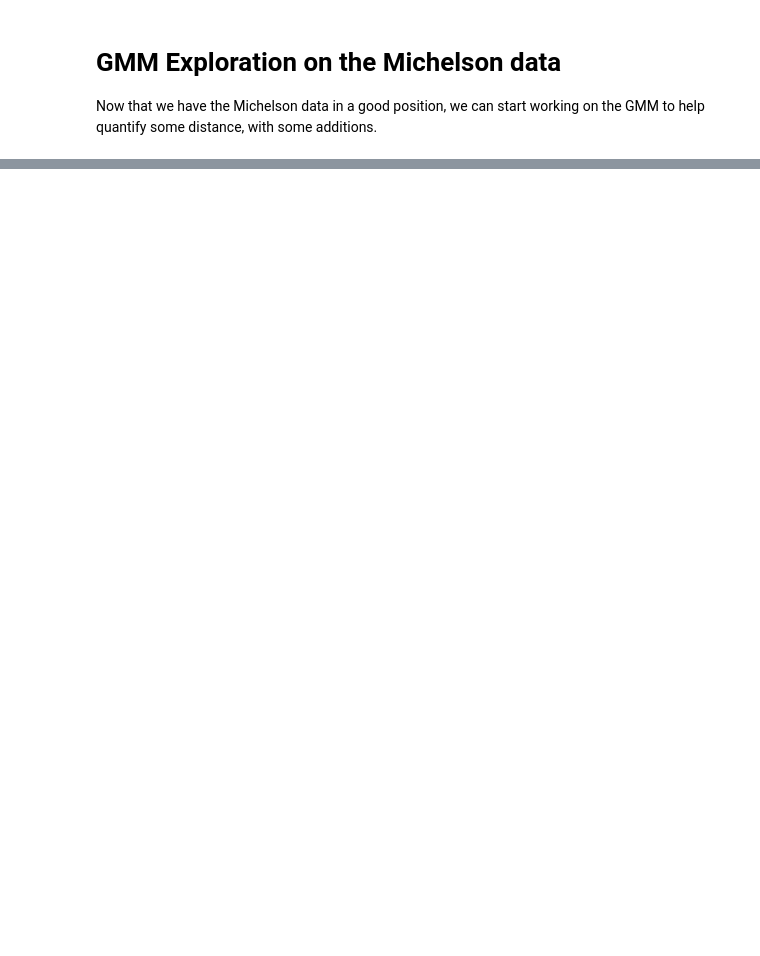
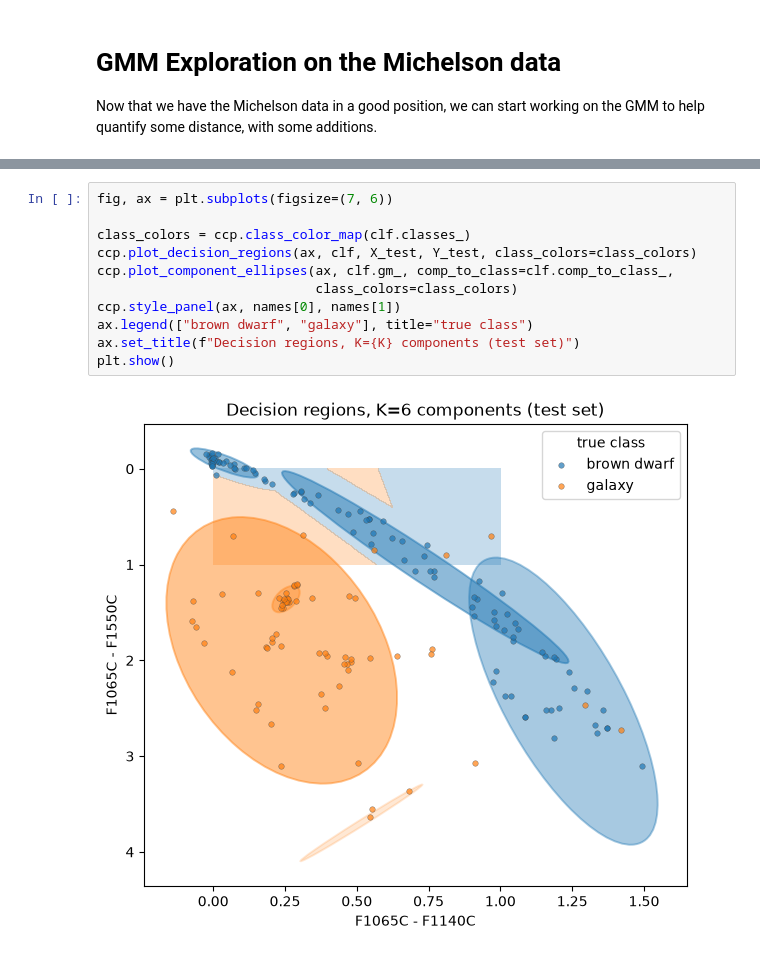
Before and after one commit to mitchell-foote/dwarfhunt, a Jupyter notebook: michelson-repro/michelson-gmm-exploration.ipynb, the cells around one changed output, grey strips where cells are left out. Drawn from its saved outputs; the diff is of its cells as text; blank space fills up the shorter version.

```diff
--- a/michelson-repro/michelson-gmm-exploration.ipynb
+++ b/michelson-repro/michelson-gmm-exploration.ipynb
@@ -115,0 +140,13 @@ Balanced accuracy score: 0.6800
+# %%
+fig, ax = plt.subplots(figsize=(7, 6))
+
+class_colors = ccp.class_color_map(clf.classes_)
+ccp.plot_decision_regions(ax, clf, X_test, Y_test, class_colors=class_colors)
+ccp.plot_component_ellipses(ax, clf.gm_, comp_to_class=clf.comp_to_class_,
+                            class_colors=class_colors)
+ccp.style_panel(ax, names[0], names[1])
+ax.legend(["brown dwarf", "galaxy"], title="true class")
+ax.set_title(f"Decision regions, K={K} components (test set)")
+plt.show()
+# %% [output]
+[figure, added]
```
Also changed, not shown: parts of 8 cells of this notebook, 3 other files.
